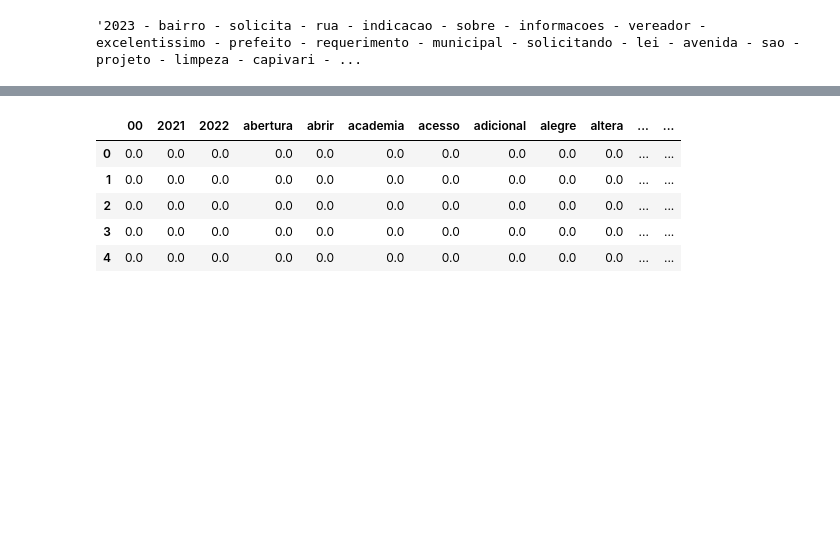
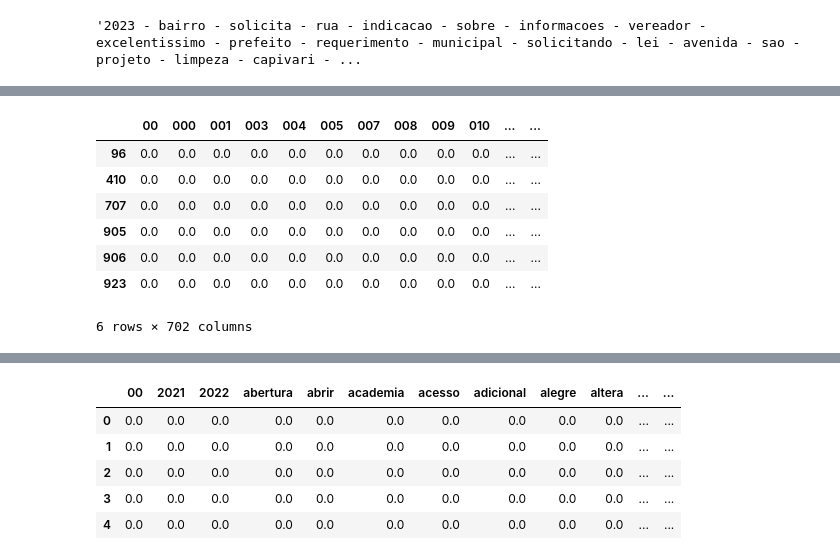
Before and after one commit to leoferro/analise_textual_capivari, a Jupyter notebook: Transformacao.ipynb, the cells around one changed output, grey strips where cells are left out. Drawn from its saved outputs; the diff is of its cells as text; code cells hidden in the pictures; blank space fills up the shorter version.

```diff
--- a/Transformacao.ipynb
+++ b/Transformacao.ipynb
@@ -73,0 +77,22 @@ A partir desse tipo de transformação temos as palavras com maior frequencia mu
+# %%
+# Registrar o total por linha em uma variavel
+totais = out.sum(axis=1)
+totais.loc[totais == 0] = 1
+
+# Transformando em um vetor para poder operar sobre cada coluna
+totais =  totais.to_numpy().reshape(-1,1)
+
+# Dividir cada linha pela quantidade total de palavras para ter a frequencia relativa
+out_freq = (out/totais)
+
+#Exemplo com a palavra zona
+out_freq[out_freq['zona']>0]
+# %% [output]
+|  | 00 | 000 | 001 | 003 | 004 | 005 | 007 | 008 | 009 | 010 | ... | ... |
+| 96 | 0.0 | 0.0 | 0.0 | 0.0 | 0.0 | 0.0 | 0.0 | 0.0 | 0.0 | 0.0 | ... | ... |
+| 410 | 0.0 | 0.0 | 0.0 | 0.0 | 0.0 | 0.0 | 0.0 | 0.0 | 0.0 | 0.0 | ... | ... |
+| 707 | 0.0 | 0.0 | 0.0 | 0.0 | 0.0 | 0.0 | 0.0 | 0.0 | 0.0 | 0.0 | ... | ... |
+| 905 | 0.0 | 0.0 | 0.0 | 0.0 | 0.0 | 0.0 | 0.0 | 0.0 | 0.0 | 0.0 | ... | ... |
+| 906 | 0.0 | 0.0 | 0.0 | 0.0 | 0.0 | 0.0 | 0.0 | 0.0 | 0.0 | 0.0 | ... | ... |
+| 923 | 0.0 | 0.0 | 0.0 | 0.0 | 0.0 | 0.0 | 0.0 | 0.0 | 0.0 | 0.0 | ... | ... |
+6 rows × 702 columns
```
Also changed, not shown: parts of 13 cells of this notebook.
